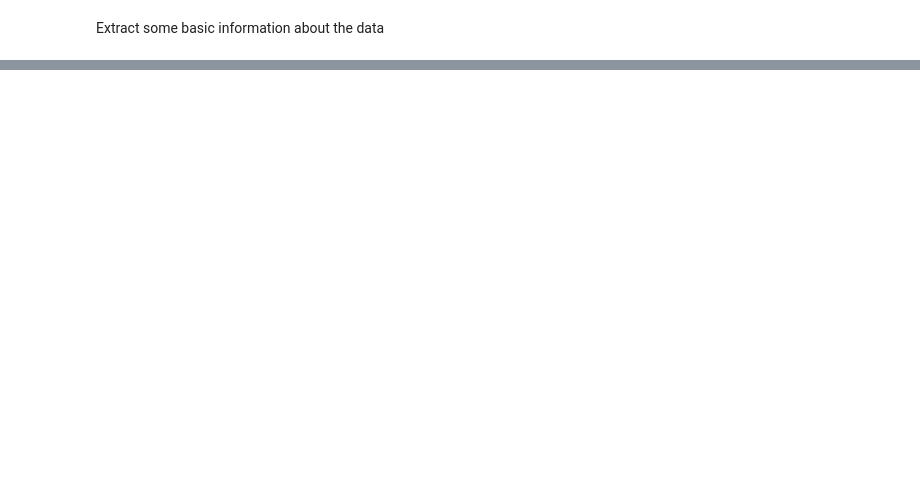
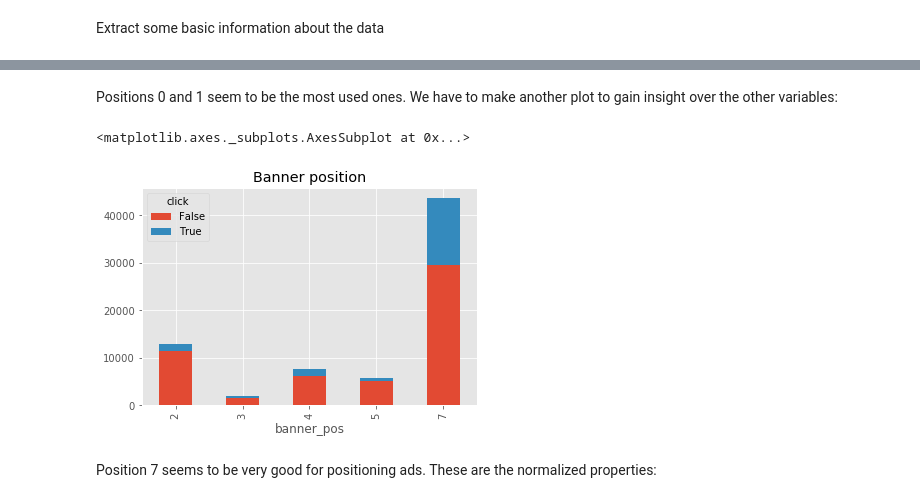
Before and after one commit to diogojapinto/ctr-prediction, a Jupyter notebook: Click-Through Rate Prediction.ipynb, the cells around one changed output, grey strips where cells are left out. Drawn from its saved outputs; the diff is of its cells as text; code cells hidden in the pictures; blank space fills up the shorter version.

```diff
--- a/Click-Through Rate Prediction.ipynb
+++ b/Click-Through Rate Prediction.ipynb
@@ -124,0 +157,2 @@ train_df.head()
+# %%
+train_df = remove_id_col(train_df)
@@ -138,0 +194,15 @@ iplot([go.Histogram(x=train_df['click'])])
+# %%
+def derive_time_features(df, start_hour=None, remove_original_feature=False):
+    if start_hour is None:
+        start_hour = df['hour'][0]
+
+    df['hour_int'] = train_df['hour'].apply(lambda x: (x - start_hour) / np.timedelta64(1, 'h'))
+    df['day_week'] = train_df['hour'].apply(lambda x: x.dayofweek)
+    df['hour_day'] = train_df['hour'].apply(lambda x: x.hour)
+
+    if remove_original_feature:
+        df.drop('hour', axis=1, inplace=True)
+
+    return df, start_hour
+# %%
+train_df, _ = derive_time_features(train_df)
@@ -138,0 +237,2 @@ iplot([go.Histogram(x=train_df['click'])])
+# %%
+train_banner_pos_group_df = train_df.groupby(['banner_pos', 'click']).size().unstack()
@@ -138,0 +244,10 @@ iplot([go.Histogram(x=train_df['click'])])
+# %% [markdown]
+Positions 0 and 1 seem to be the most used ones. We have to make another plot to gain insight over the other variables:
+# %%
+train_banner_pos_group_df.iloc[2:].plot(kind='bar', stacked=True, title='Banner position')
+# %% [output]
+<matplotlib.axes._subplots.AxesSubplot at 0x...>
+[figure, added]
+# %% [markdown]
+Position 7 seems to be very good for positioning ads.
+These are the normalized properties:
```
Also changed, not shown: parts of 43 cells of this notebook, 1 other file.
